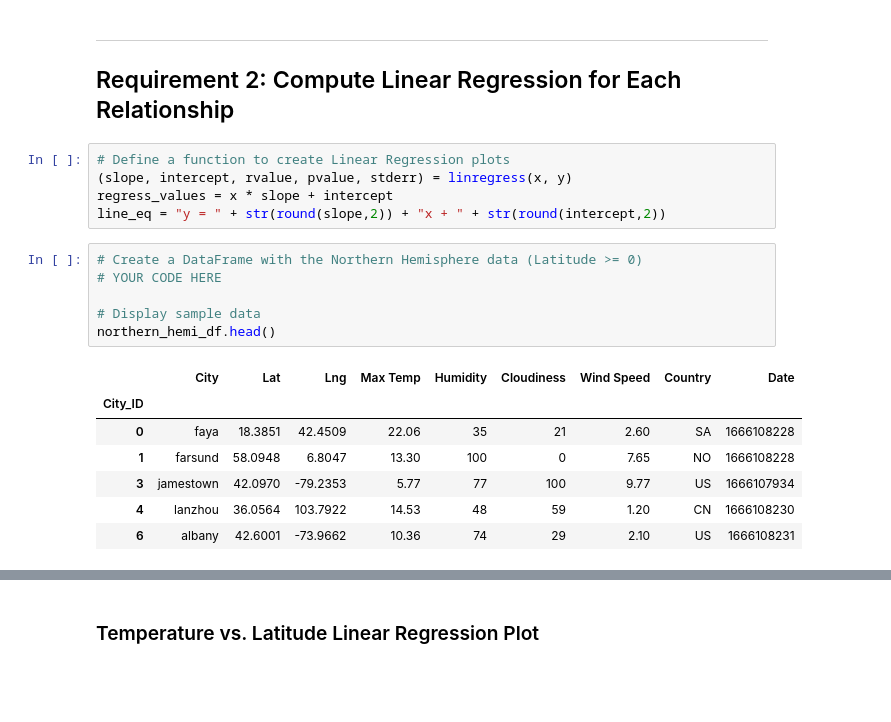
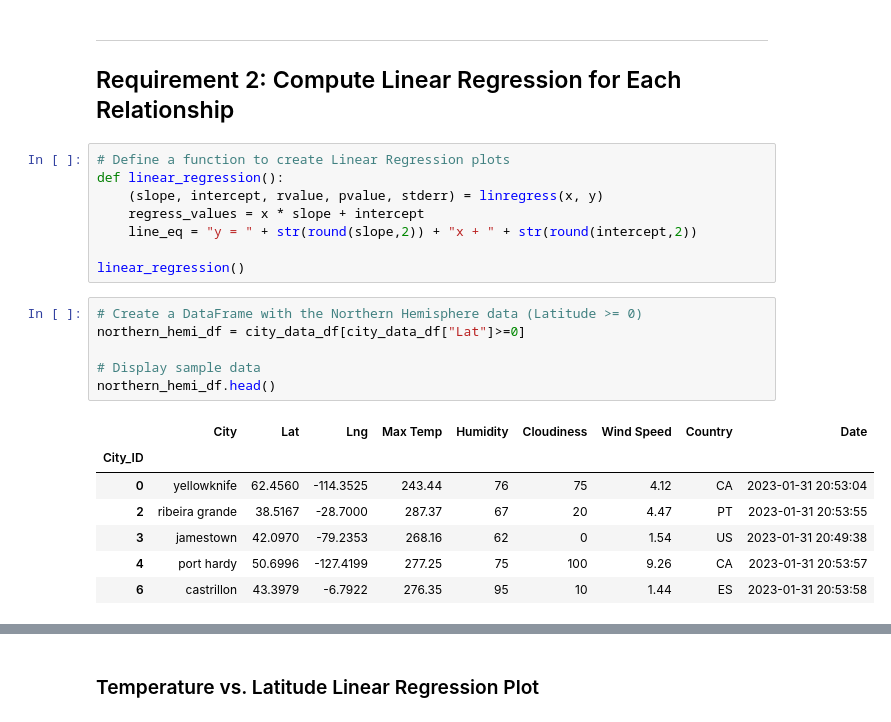
Before and after one commit to DavidsonRCan2/python-api-challenge, a Jupyter notebook: WeatherPy/WeatherPy.ipynb, the cells around one changed output, grey strips where cells are left out. Drawn from its saved outputs; the diff is of its cells as text; blank space fills up the shorter version.

```diff
--- a/WeatherPy/WeatherPy.ipynb
+++ b/WeatherPy/WeatherPy.ipynb
@@ -308,22 +308,25 @@ plt.show()
 ## Requirement 2: Compute Linear Regression for Each Relationship
 # %%
 # Define a function to create Linear Regression plots
-(slope, intercept, rvalue, pvalue, stderr) = linregress(x, y)
-regress_values = x * slope + intercept
-line_eq = "y = " + str(round(slope,2)) + "x + " + str(round(intercept,2))
+def linear_regression():
+    (slope, intercept, rvalue, pvalue, stderr) = linregress(x, y)
+    regress_values = x * slope + intercept
+    line_eq = "y = " + str(round(slope,2)) + "x + " + str(round(intercept,2))
+
+linear_regression()
 # %%
 # Create a DataFrame with the Northern Hemisphere data (Latitude >= 0)
-# YOUR CODE HERE
+northern_hemi_df = city_data_df[city_data_df["Lat"]>=0]
 
 # Display sample data
 northern_hemi_df.head()
 # %% [output]
 |  | City | Lat | Lng | Max Temp | Humidity | Cloudiness | Wind Speed | Country | Date |
 | City_ID |  |  |  |  |  |  |  |  |  |
-| 0 | faya | 18.3851 | 42.4509 | 22.06 | 35 | 21 | 2.60 | SA | 1666108228 |
-| 1 | farsund | 58.0948 | 6.8047 | 13.30 | 100 | 0 | 7.65 | NO | 1666108228 |
-| 3 | jamestown | 42.0970 | -79.2353 | 5.77 | 77 | 100 | 9.77 | US | 1666107934 |
-| 4 | lanzhou | 36.0564 | 103.7922 | 14.53 | 48 | 59 | 1.20 | CN | 1666108230 |
-| 6 | albany | 42.6001 | -73.9662 | 10.36 | 74 | 29 | 2.10 | US | 1666108231 |
+| 0 | yellowknife | 62.4560 | -114.3525 | 243.44 | 76 | 75 | 4.12 | CA | 2023-01-31 20:53:04 |
+| 2 | ribeira grande | 38.5167 | -28.7000 | 287.37 | 67 | 20 | 4.47 | PT | 2023-01-31 20:53:55 |
+| 3 | jamestown | 42.0970 | -79.2353 | 268.16 | 62 | 0 | 1.54 | US | 2023-01-31 20:49:38 |
+| 4 | port hardy | 50.6996 | -127.4199 | 277.25 | 75 | 100 | 9.26 | CA | 2023-01-31 20:53:57 |
+| 6 | castrillon | 43.3979 | -6.7922 | 276.35 | 95 | 10 | 1.44 | ES | 2023-01-31 20:53:58 |
 # %%
 # Create a DataFrame with the Southern Hemisphere data (Latitude < 0)
```
Also changed, not shown: parts of 1 cell of this notebook, 1 other file.
